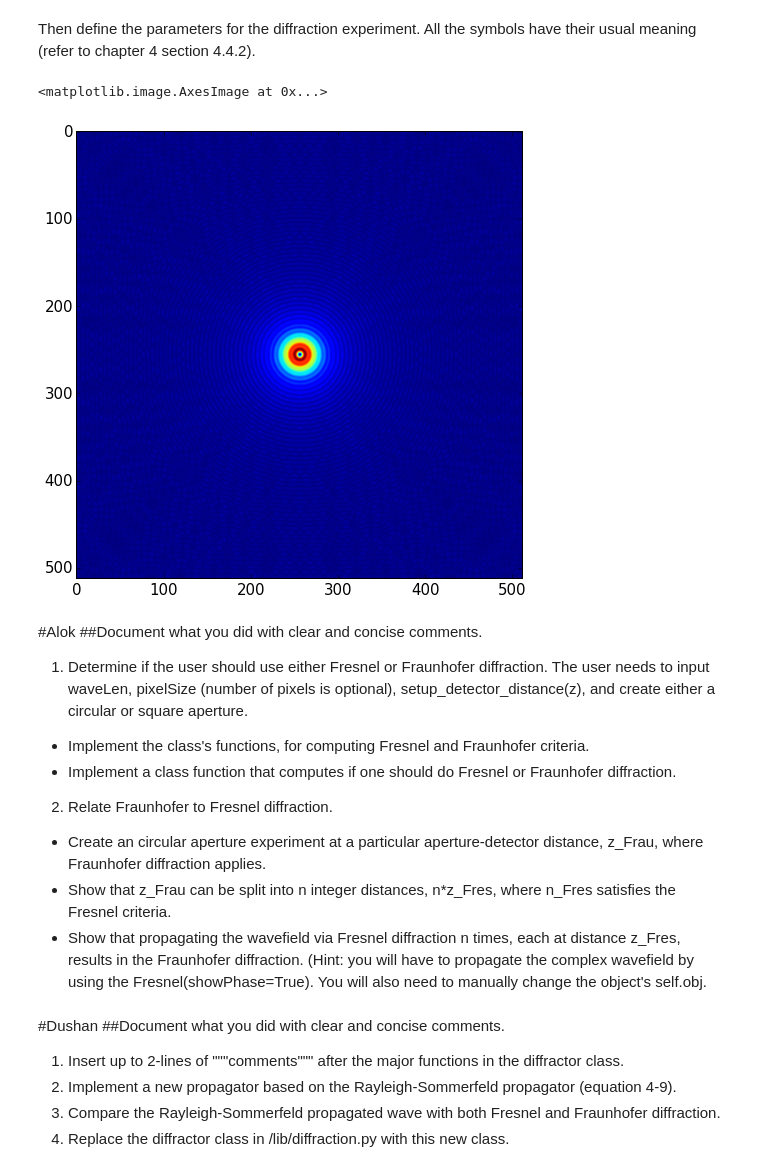
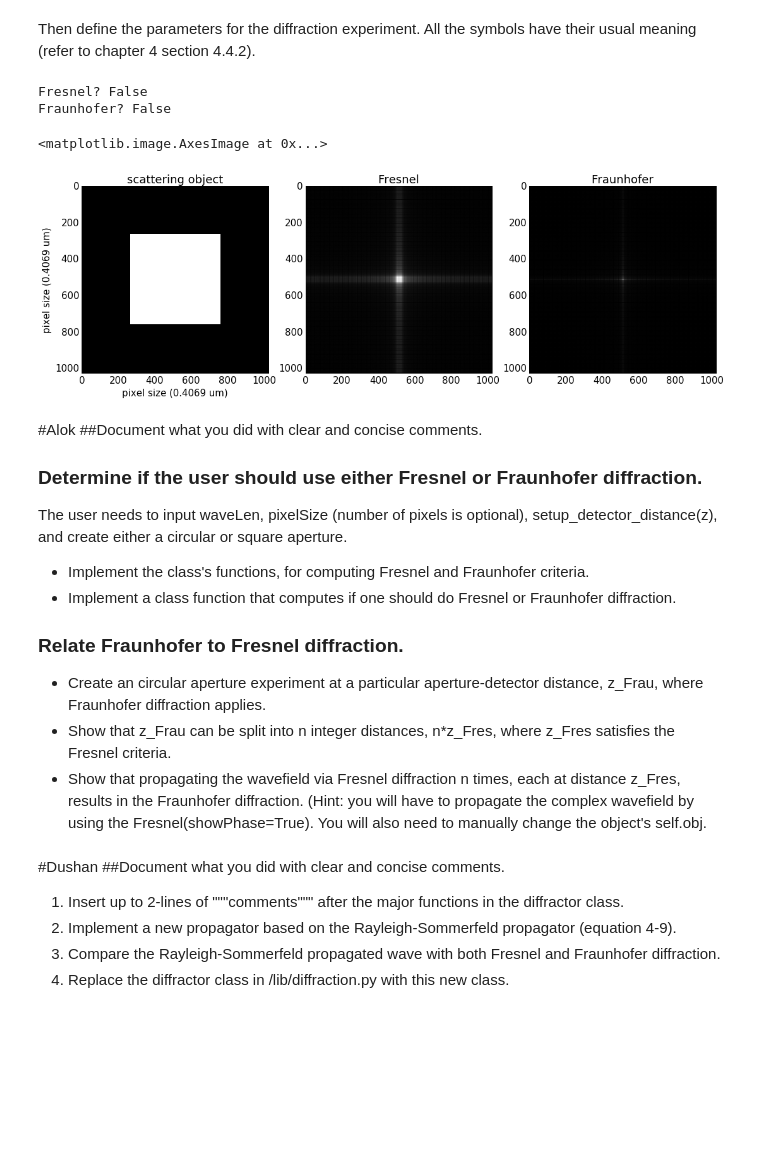
Before and after one commit to duaneloh/PyFourierOptics, a Jupyter notebook: tutorials/diffraction_Ch4.ipynb, the cells around one changed output. Cells and saved outputs as stored; diff of their text form; code cells hidden in the pictures; blank space fills up the shorter version.

```diff
--- a/tutorials/diffraction_Ch4.ipynb
+++ b/tutorials/diffraction_Ch4.ipynb
@@ -133,11 +137,15 @@ pixelSize = 0.5E-6
-# %%
-diffObj = diffractor(waveLen, pixelSize)
-diffObj.setup_detector_distance(z)
-diffObj.make_circ_aperture(r)
-#diffObj.make_square_aperture(r)
-#imshow(np.abs(diffObj.Fraunhofer())**0.4)
-figure(figsize=(8,8))
-imshow(np.abs(diffObj.Fresnel())**0.4)
-# %% [output]
-<matplotlib.image.AxesImage at 0x...>
-[figure, removed]
+# %%
+#Standard parameters for testing Fresnel
+#Fresnel approximation has to work
+waveLen = 500E-9
+pixelSize = 6.E-6
+
+#What aperture radius r and distance to do Fresnel and Fraunhofer diffraction
+r = 100.E-6
+z = 0.005
+
+#Places where bugs can be?
+## Bug in resolution computation (x, y, xi, eta)
+## Bug in aperture resizing
+## Bug in diffraction code
+## Bug in criteria calculation (what is x_max and y_max in Fresnel criterion)
@@ -144,14 +154,43 @@ imshow(np.abs(diffObj.Fresnel())**0.4)
+# %%
+diffObj = diffractor(waveLen, pixelSize, N_pix=1024)
+diffObj.setup_detector_distance(z)
+diffObj.make_circ_aperture(r)
+diffObj.make_square_aperture(r)
+
+vx = (diffObj.det_x - diffObj.curr_aperture_rad)
+vy = (diffObj.det_y - diffObj.curr_aperture_rad)
+print "Fresnel?", diffObj.z**3> pi*0.25*(((vx*vx + vy*vy)).max()**2)/waveLen
+print "Fraunhofer?", diffObj.z > pi*diffObj.k*(diffObj.curr_aperture_rad**2)
+
+(fig, ax) = subplots(1,3,figsize=(18,6))
+
+ax[0].imshow(diffObj.obj, cmap=cm.bone)
+ax[0].set_title("scattering object")
+ax[0].set_ylabel("pixel size (%0.4lf um)"%(diffObj.res/res_unit))
+ax[0].set_xlabel("pixel size (%0.4lf um)"%(diffObj.res/res_unit))
+
+ax[1].set_title("Fresnel")
+ax[1].imshow(np.abs(diffObj.Fresnel())**0.2, cmap=cm.gray)
+
+ax[2].set_title("Fraunhofer")
+ax[2].imshow(np.abs(diffObj.Fraunhofer())**0.2, cmap=cm.gray)
+# %% [output]
+Fresnel? False
+Fraunhofer? False
+<matplotlib.image.AxesImage at 0x...>
+[figure, added]
 # %% [markdown]
 #Alok
 ##Document what you did with clear and concise comments.
 
-1. Determine if the user should use either Fresnel or Fraunhofer diffraction. The user needs to input waveLen, pixelSize (number of pixels is optional), setup_detector_distance(z), and create either a circular or square aperture.
+### Determine if the user should use either Fresnel or Fraunhofer diffraction.
+The user needs to input waveLen, pixelSize (number of pixels is optional), setup_detector_distance(z), and create either a circular or square aperture.
 - Implement the class's functions, for computing Fresnel and Fraunhofer criteria.
 - Implement a class function that computes if one should do Fresnel or Fraunhofer diffraction.
 
-2. Relate Fraunhofer to Fresnel diffraction.
+### Relate Fraunhofer to Fresnel diffraction.
 - Create an circular aperture experiment at a particular aperture-detector distance, z_Frau, where Fraunhofer diffraction applies.
-- Show that z_Frau can be split into n integer distances, n*z_Fres, where n_Fres satisfies the Fresnel criteria.
+- Show that z_Frau can be split into n integer distances, n*z_Fres, where z_Fres satisfies the Fresnel criteria.
 - Show that propagating the wavefield via Fresnel diffraction n times, each at distance z_Fres, results in the Fraunhofer diffraction. (Hint: you will have to propagate the complex wavefield by using the Fresnel(showPhase=True). You will also need to manually change the object's self.obj.
 # %% [markdown]
 #Dushan
```
Also changed, not shown: parts of 3 cells of this notebook.
